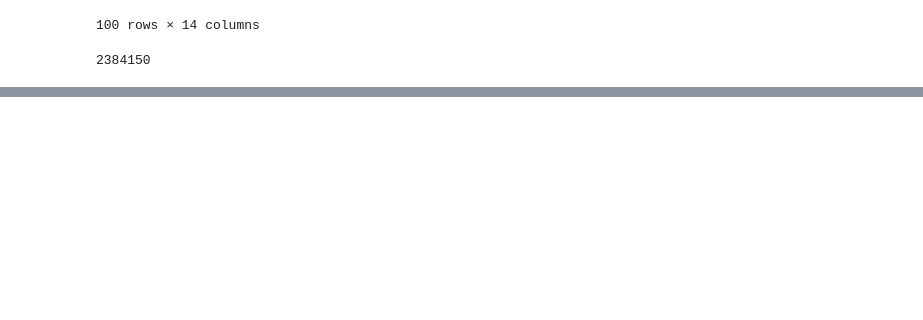
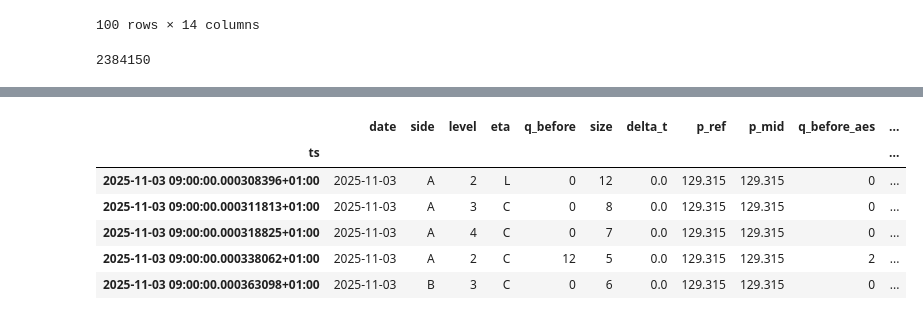
Before and after one commit to MrMay0/queue-reactive-models, a Jupyter notebook: notebooks/01_data_exploration.ipynb, the cells around one changed output, grey strips where cells are left out. Saved outputs shown, nothing was run; the diff lists cells and outputs as text; code cells hidden in the pictures; blank space fills up the shorter version.

```diff
--- a/notebooks/01_data_exploration.ipynb
+++ b/notebooks/01_data_exploration.ipynb
@@ -92,0 +302,10 @@ df_all.head()
+# %%
+df.head()
+# %% [output]
+|  | date | side | level | eta | q_before | size | delta_t | p_ref | p_mid | q_before_aes | ... |
+| ts |  |  |  |  |  |  |  |  |  |  | ... |
+| 2025-11-03 09:00:00.000308396+01:00 | 2025-11-03 | A | 2 | L | 0 | 12 | 0.0 | 129.315 | 129.315 | 0 | ... |
+| 2025-11-03 09:00:00.000311813+01:00 | 2025-11-03 | A | 3 | C | 0 | 8 | 0.0 | 129.315 | 129.315 | 0 | ... |
+| 2025-11-03 09:00:00.000318825+01:00 | 2025-11-03 | A | 4 | C | 0 | 7 | 0.0 | 129.315 | 129.315 | 0 | ... |
+| 2025-11-03 09:00:00.000338062+01:00 | 2025-11-03 | A | 2 | C | 12 | 5 | 0.0 | 129.315 | 129.315 | 2 | ... |
+| 2025-11-03 09:00:00.000363098+01:00 | 2025-11-03 | B | 3 | C | 0 | 6 | 0.0 | 129.315 | 129.315 | 0 | ... |
```
Also changed, not shown: parts of 11 cells of this notebook, 22 other files.
